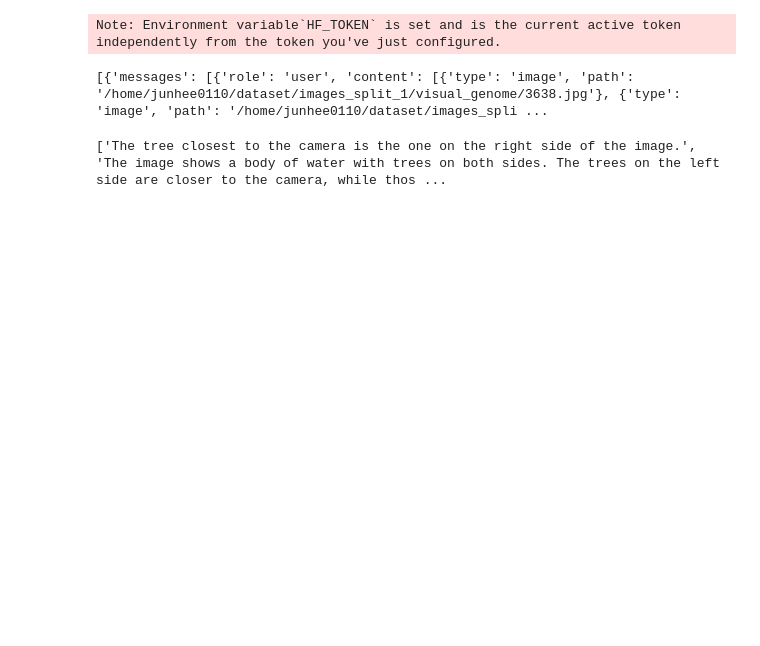
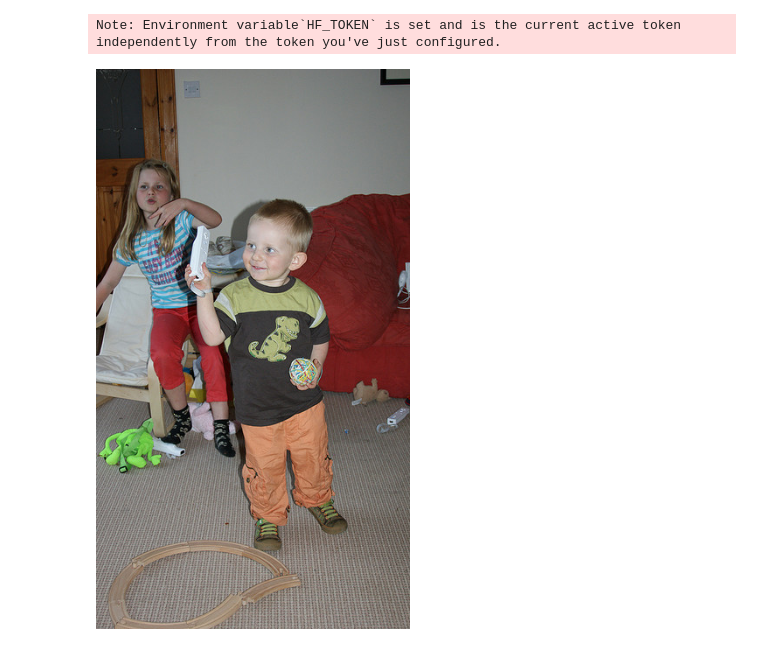
Before and after one commit to IamJunhee/AgricSense-VLA, a Jupyter notebook: gemma/gemma_test.ipynb, the cells around one changed output. Drawn from its saved outputs; the diff is of its cells as text; code cells hidden in the pictures; blank space fills up the shorter version.

```diff
--- a/gemma/gemma_test.ipynb
+++ b/gemma/gemma_test.ipynb
@@ -29,7 +29,9 @@ get_image_path = lambda index, is_depth: os.path.join(get_dataset_dir(SPLIT_NUMB
 # %%
 from PIL import Image
 
-Image.open(get_image_path(7779, 0))
+Image.open(get_image_path(9845, 0))
+# %% [output]
+[figure, added]
 # %%
 from transformers import AutoProcessor, AutoModelForImageTextToText
 
@@ -42,18 +44,13 @@ model = AutoModelForImageTextToText.from_pretrained(
 
 processor = AutoProcessor.from_pretrained(model_path)
 # %%
-from pipeline import generate_prompt, collate_data, generate
+from pipeline import generate_prompt, generate, generate_prompt_with_context
 
 prompt = [
-    generate_prompt("Which tree is the closest one?", get_image_path(0,0), get_image_path(0,1)),
-    generate_prompt("Describe the image", get_image_path(0,0), get_image_path(0,1)),
-    generate_prompt("How many trees do you see?", get_image_path(0,0), get_image_path(0,1)),
+    generate_prompt("Who is the closest person?", get_image_path(9845,0), get_image_path(9845,1)),
+    generate_prompt("Describe the image", get_image_path(9845,0), get_image_path(9845,1)),
+    generate_prompt("who is the furhest person?", get_image_path(9845,0), get_image_path(9845,1)),
+    generate_prompt("Did two people touch?", get_image_path(9845,0), get_image_path(9845,1)),
 ]
 
-generated = generate(prompt, model, processor, max_new_tokens=400)
+generated = generate(prompt, model, processor, max_new_tokens=500)
-# %% [output]
-[{'messages': [{'role': 'user', 'content': [{'type': 'image', 'path': '/home/junhee0110/dataset/images_split_1/visual_genome/3638.jpg'}, {'type': 'image', 'path': '/home/junhee0110/dataset/images_spli ...
-# %%
-print(generated)
-# %% [output]
-['The tree closest to the camera is the one on the right side of the image.', 'The image shows a body of water with trees on both sides. The trees on the left side are closer to the camera, while thos ...
```
Also changed, not shown: 1 other file.
